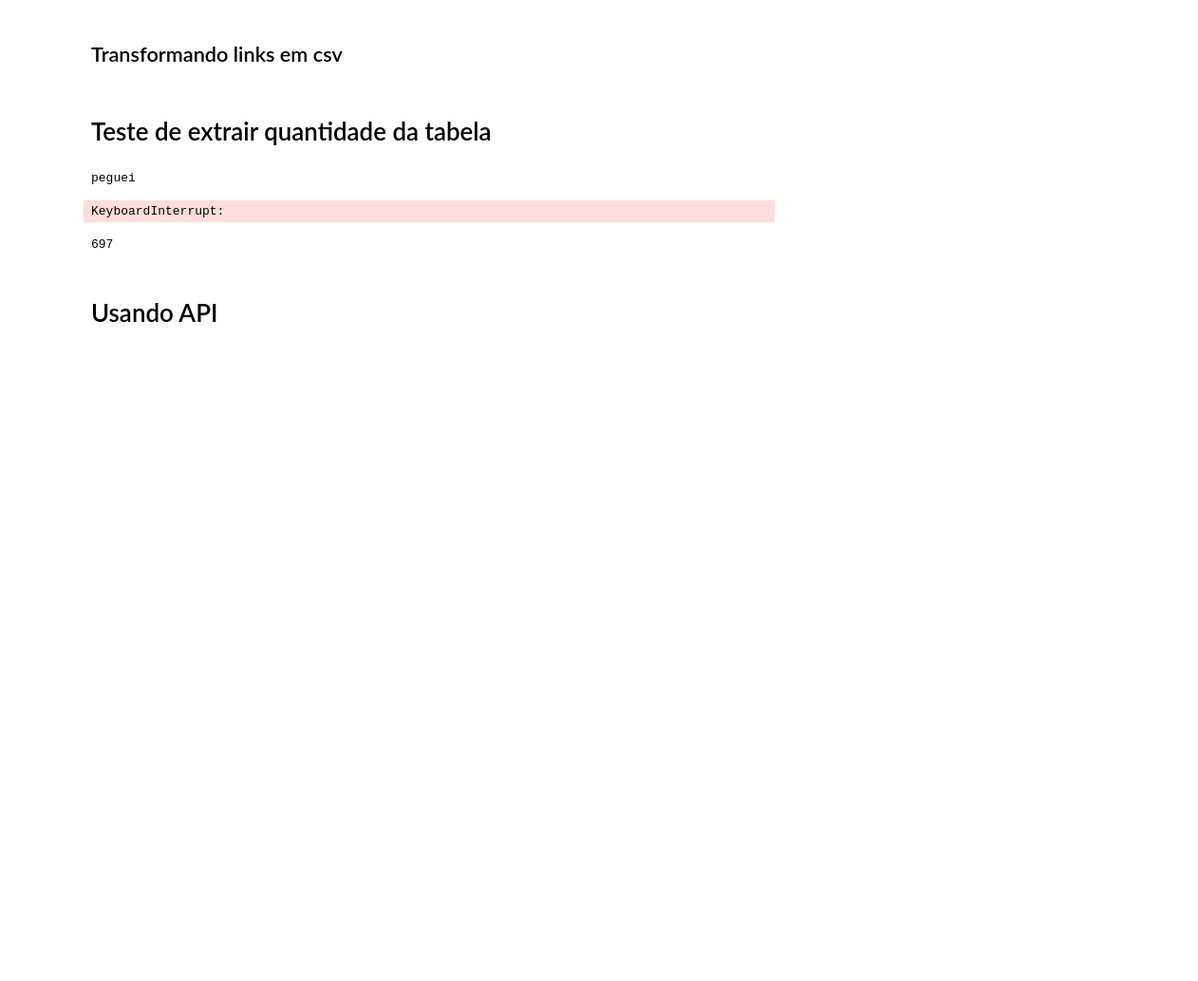
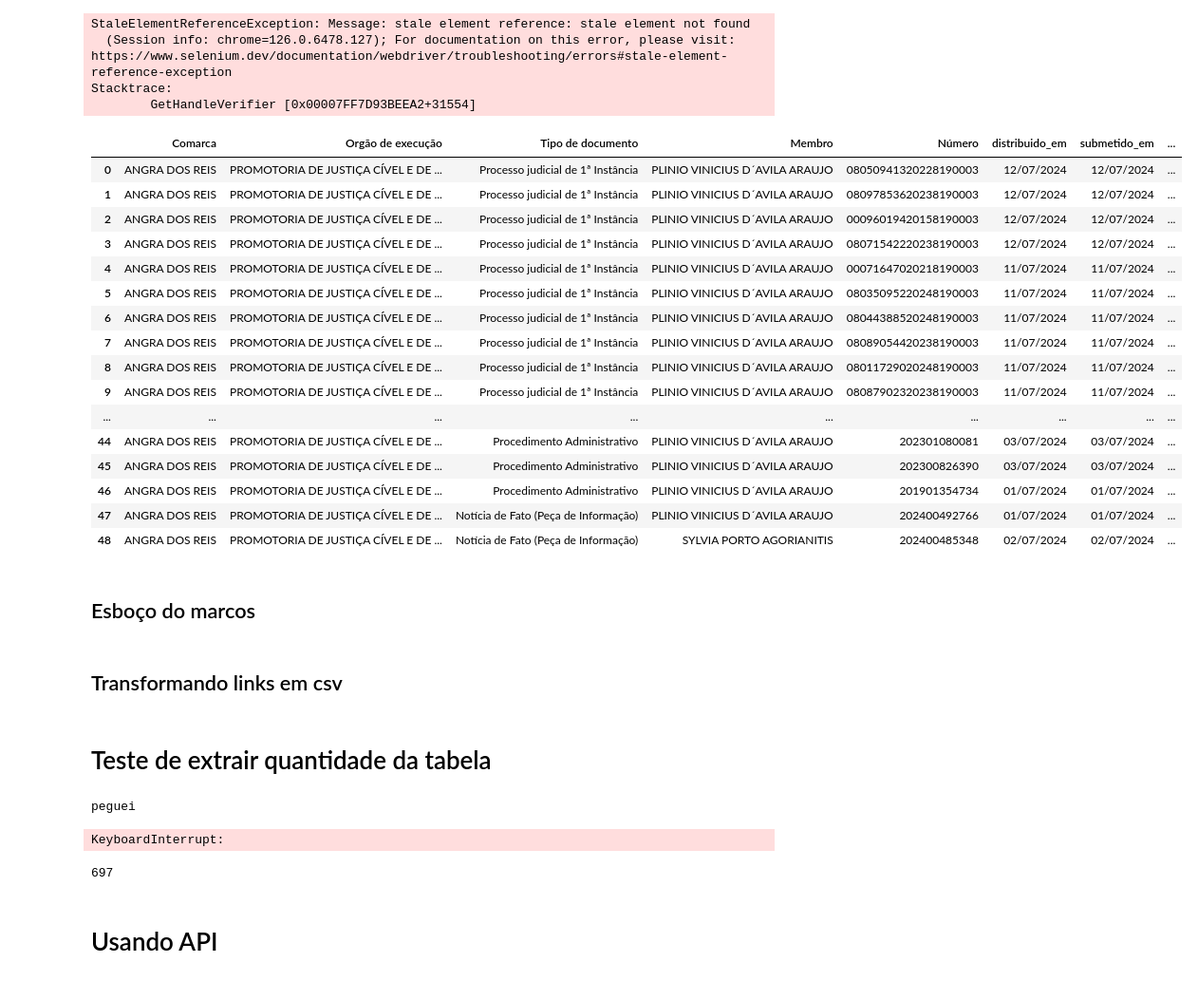
Before and after one commit to gabriellydeandrade/web_scraping, a Jupyter notebook: scraping.ipynb, the cells around one changed output. Shown at 95% size. Cells and saved outputs as stored; diff of their text form; code cells hidden in the pictures; blank space fills up the shorter version.

```diff
--- a/scraping.ipynb
+++ b/scraping.ipynb
@@ -13,0 +19,23 @@ import requests
+# %%
+# Iniciando drive do Chorme
+driver = webdriver.Chrome()
+
+# inicia a pagiana e espera 5 segundos para os dados serem carregados
+consultar(driver)
+sleep(5)
+# %%
+# Identificadores do HTML
+
+comarca_id = 'comarcaId'
+orgao_id = 'orgaoId'
+tipo_documento_id = 'documentoId'
+membro_id = 'membroId'
+
+btn_buscar_id = 'export'
+
+linha_tabela_class = 'tr-modal' #'tabela-cargos-membros'
+pagination_css = 'li.page-item.active'
+
+def get_element(id):
+    element = driver.find_element(By.ID, id)
+    return element
@@ -14,3 +174,36 @@ import requests
+# %%
+next_pages[i].get_attribute('innerHTML')
+# %% [output]
+StaleElementReferenceException: Message: stale element reference: stale element not found
+  (Session info: chrome=126.0.6478.127); For documentation on this error, please visit: https://www.selenium.dev/documentation/webdriver/troubleshooting/errors#stale-element-reference-exception
+Stacktrace:
+        GetHandleVerifier [0x00007FF7D93BEEA2+31554]
+# %%
+scraping_values = {'Comarca': col_comarca, 'Orgão de execução': col_orgao, 'Tipo de documento': col_tipo, 'Membro': col_membro, 'Número': col_numero, 'Distribuído em': col_distribuido_em, 'Submetido em': col_submetido_em, 'Tipo': col_tipo, 'Unidade': col_unidade}
+# scraping_values
+# %%
+df = pd.DataFrame.from_dict(scraping_values) # columns=['Número', 'Distribuído em', 'Submetido em', 'Tipo', 'Unidade'])
+df
+# %% [output]
+|  | Comarca | Orgão de execução | Tipo de documento | Membro | Número | distribuido_em | submetido_em | ... |
+| 0 | ANGRA DOS REIS | PROMOTORIA DE JUSTIÇA CÍVEL E DE ... | Processo judicial de 1ª Instância | PLINIO VINICIUS D´AVILA ARAUJO | 08050941320228190003 | 12/07/2024 | 12/07/2024 | ... |
+| 1 | ANGRA DOS REIS | PROMOTORIA DE JUSTIÇA CÍVEL E DE ... | Processo judicial de 1ª Instância | PLINIO VINICIUS D´AVILA ARAUJO | 08097853620238190003 | 12/07/2024 | 12/07/2024 | ... |
+| 2 | ANGRA DOS REIS | PROMOTORIA DE JUSTIÇA CÍVEL E DE ... | Processo judicial de 1ª Instância | PLINIO VINICIUS D´AVILA ARAUJO | 00096019420158190003 | 12/07/2024 | 12/07/2024 | ... |
+| 3 | ANGRA DOS REIS | PROMOTORIA DE JUSTIÇA CÍVEL E DE ... | Processo judicial de 1ª Instância | PLINIO VINICIUS D´AVILA ARAUJO | 08071542220238190003 | 12/07/2024 | 12/07/2024 | ... |
+| 4 | ANGRA DOS REIS | PROMOTORIA DE JUSTIÇA CÍVEL E DE ... | Processo judicial de 1ª Instância | PLINIO VINICIUS D´AVILA ARAUJO | 00071647020218190003 | 11/07/2024 | 11/07/2024 | ... |
+| 5 | ANGRA DOS REIS | PROMOTORIA DE JUSTIÇA CÍVEL E DE ... | Processo judicial de 1ª Instância | PLINIO VINICIUS D´AVILA ARAUJO | 08035095220248190003 | 11/07/2024 | 11/07/2024 | ... |
+| 6 | ANGRA DOS REIS | PROMOTORIA DE JUSTIÇA CÍVEL E DE ... | Processo judicial de 1ª Instância | PLINIO VINICIUS D´AVILA ARAUJO | 08044388520248190003 | 11/07/2024 | 11/07/2024 | ... |
+| 7 | ANGRA DOS REIS | PROMOTORIA DE JUSTIÇA CÍVEL E DE ... | Processo judicial de 1ª Instância | PLINIO VINICIUS D´AVILA ARAUJO | 08089054420238190003 | 11/07/2024 | 11/07/2024 | ... |
+| 8 | ANGRA DOS REIS | PROMOTORIA DE JUSTIÇA CÍVEL E DE ... | Processo judicial de 1ª Instância | PLINIO VINICIUS D´AVILA ARAUJO | 08011729020248190003 | 11/07/2024 | 11/07/2024 | ... |
+| 9 | ANGRA DOS REIS | PROMOTORIA DE JUSTIÇA CÍVEL E DE ... | Processo judicial de 1ª Instância | PLINIO VINICIUS D´AVILA ARAUJO | 08087902320238190003 | 11/07/2024 | 11/07/2024 | ... |
+| ... | ... | ... | ... | ... | ... | ... | ... | ... |
+| 44 | ANGRA DOS REIS | PROMOTORIA DE JUSTIÇA CÍVEL E DE ... | Procedimento Administrativo | PLINIO VINICIUS D´AVILA ARAUJO | 202301080081 | 03/07/2024 | 03/07/2024 | ... |
+| 45 | ANGRA DOS REIS | PROMOTORIA DE JUSTIÇA CÍVEL E DE ... | Procedimento Administrativo | PLINIO VINICIUS D´AVILA ARAUJO | 202300826390 | 03/07/2024 | 03/07/2024 | ... |
+| 46 | ANGRA DOS REIS | PROMOTORIA DE JUSTIÇA CÍVEL E DE ... | Procedimento Administrativo | PLINIO VINICIUS D´AVILA ARAUJO | 201901354734 | 01/07/2024 | 01/07/2024 | ... |
+| 47 | ANGRA DOS REIS | PROMOTORIA DE JUSTIÇA CÍVEL E DE ... | Notícia de Fato (Peça de Informação) | PLINIO VINICIUS D´AVILA ARAUJO | 202400492766 | 01/07/2024 | 01/07/2024 | ... |
+| 48 | ANGRA DOS REIS | PROMOTORIA DE JUSTIÇA CÍVEL E DE ... | Notícia de Fato (Peça de Informação) | SYLVIA PORTO AGORIANITIS | 202400485348 | 02/07/2024 | 02/07/2024 | ... |
+# %% [markdown]
+## Esboço do marcos
 # %%
 # Função para pegar os links do botão detalhar
 def get_href(elements):
```
Also changed, not shown: parts of 5 cells of this notebook.
